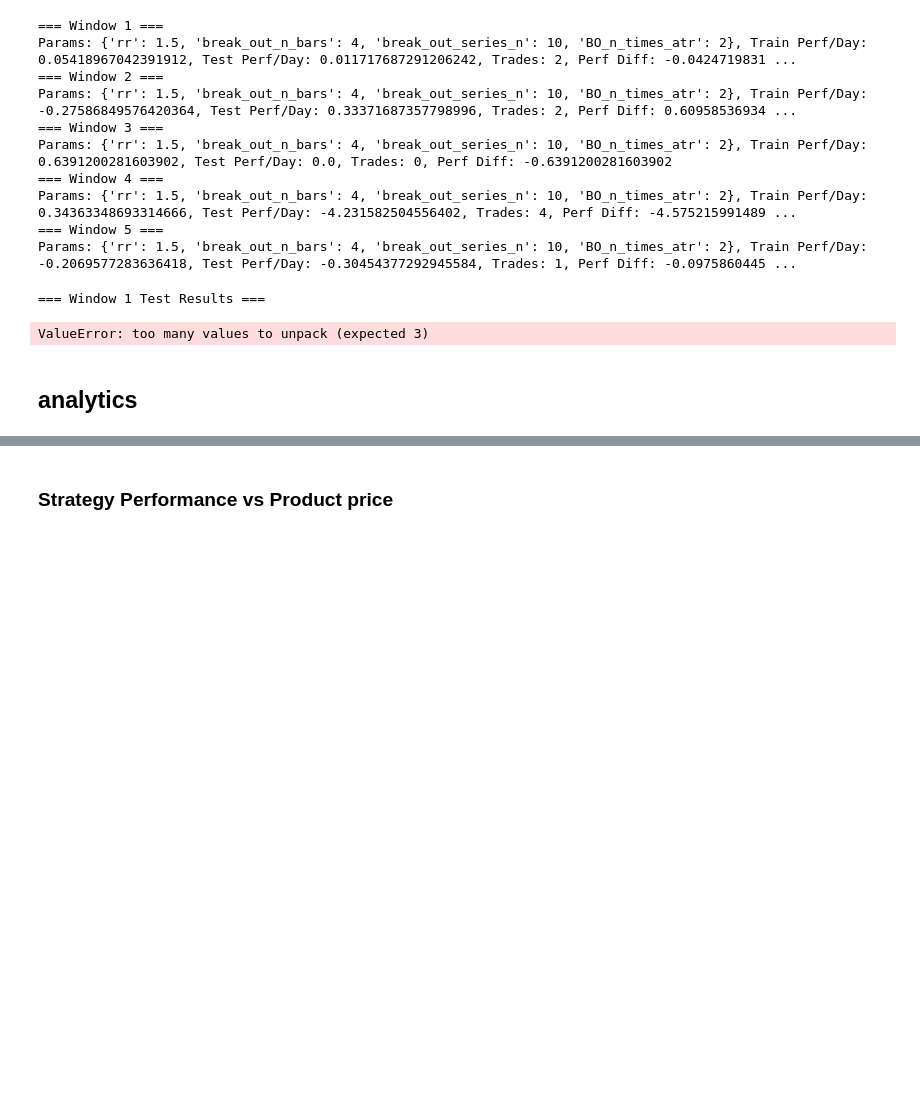
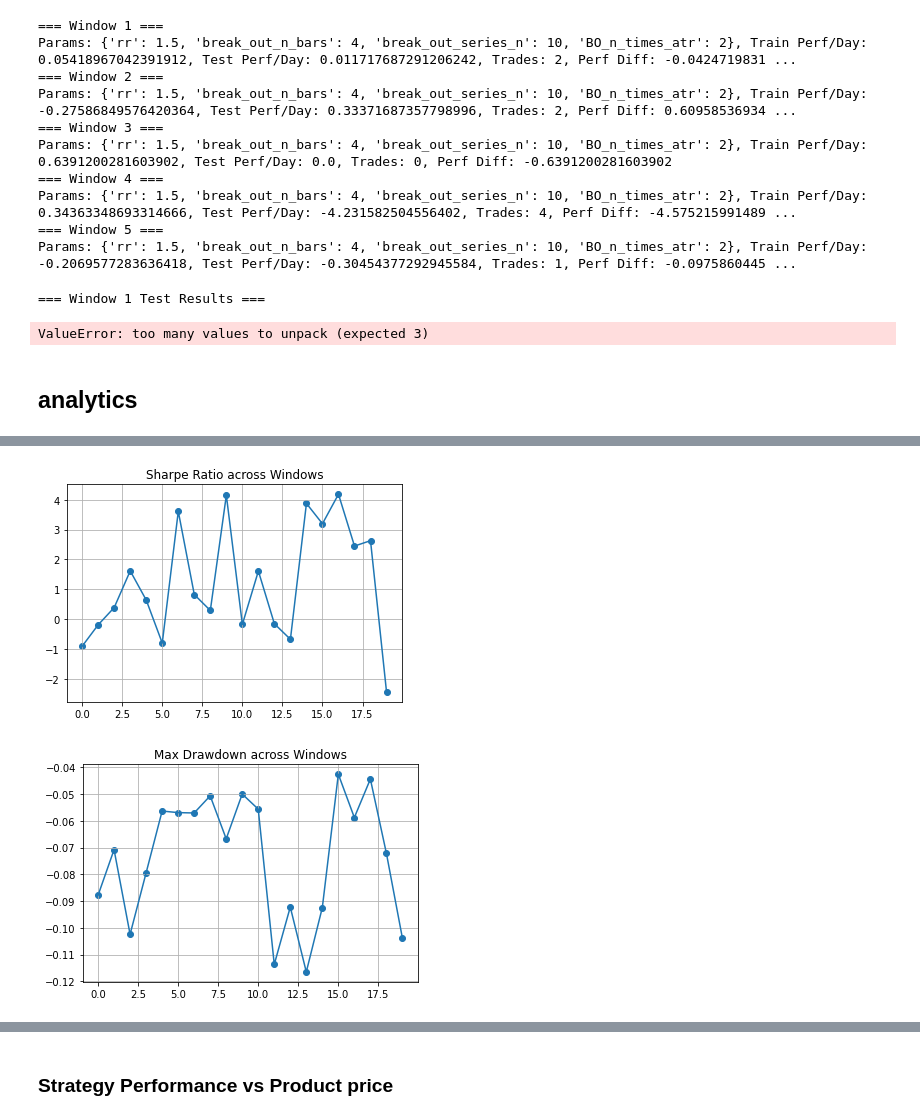
Before and after one commit to s411379067-lab/Strategy-backtester, a Jupyter notebook: run_strategy/run_al_breakout_pullback_50pct.ipynb, the cells around one changed output, grey strips where cells are left out. Drawn from its saved outputs; the diff is of its cells as text; code cells hidden in the pictures; blank space fills up the shorter version.

```diff
--- a/run_strategy/run_al_breakout_pullback_50pct.ipynb
+++ b/run_strategy/run_al_breakout_pullback_50pct.ipynb
@@ -303,2 +395,17 @@ final profit: 5686.210401143864
+# %%
+plt.scatter(all_metrics_df.index, all_metrics_df['sharpe_ratio'])
+plt.plot(all_metrics_df.index, all_metrics_df['sharpe_ratio'])
+plt.title("Sharpe Ratio across Windows")
+plt.grid()
+plt.show()
+
+plt.scatter(all_metrics_df.index, all_metrics_df['max_drawdown'])
+plt.plot(all_metrics_df.index, all_metrics_df['max_drawdown'])
+plt.title("Max Drawdown across Windows")
+plt.grid()
+plt.show()
+# %% [output]
+[figure, added]
+[figure, added]
 # %%
 trades = pd.DataFrame([t.__dict__ for t in result.trades])
```
Also changed, not shown: parts of 10 cells of this notebook, 2 other files.
